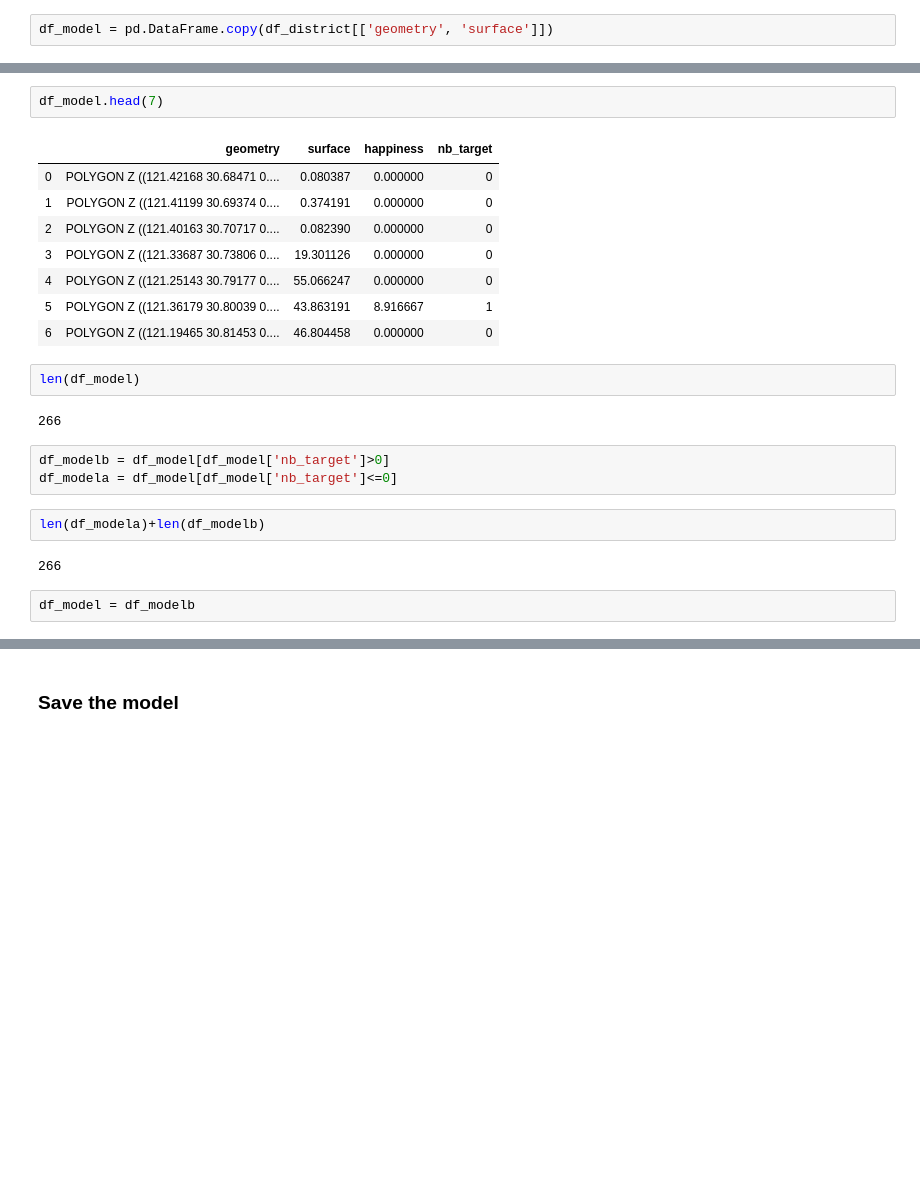
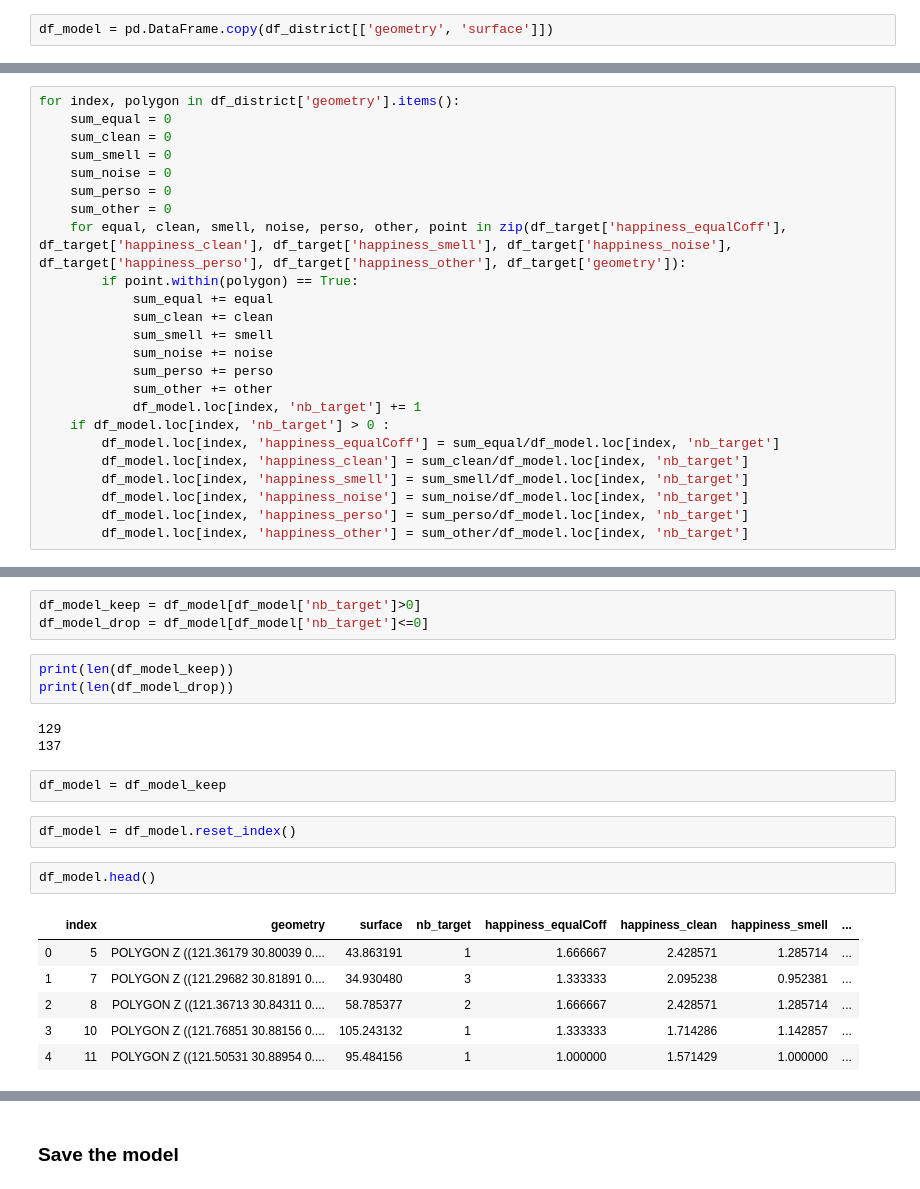
Before and after one commit to aureliecheng/US01, a Jupyter notebook: Project_Wellbeing/dataset_preparation.ipynb, the cells around one changed output, grey strips where cells are left out. Drawn from its saved outputs; the diff is of its cells as text; blank space fills up the shorter version.

```diff
--- a/Project_Wellbeing/dataset_preparation.ipynb
+++ b/Project_Wellbeing/dataset_preparation.ipynb
@@ -139,0 +205,24 @@ for index, polygon in df_district['geometry'].items():
+# %%
+for index, polygon in df_district['geometry'].items():
+    sum_equal = 0
+    sum_clean = 0
+    sum_smell = 0
+    sum_noise = 0
+    sum_perso = 0
+    sum_other = 0
+    for equal, clean, smell, noise, perso, other, point in zip(df_target['happiness_equalCoff'], df_target['happiness_clean'], df_target['happiness_smell'], df_target['happiness_noise'], df_target['happiness_perso'], df_target['happiness_other'], df_target['geometry']):
+        if point.within(polygon) == True:
+            sum_equal += equal
+            sum_clean += clean
+            sum_smell += smell
+            sum_noise += noise
+            sum_perso += perso
+            sum_other += other
+            df_model.loc[index, 'nb_target'] += 1
+    if df_model.loc[index, 'nb_target'] > 0 :
+        df_model.loc[index, 'happiness_equalCoff'] = sum_equal/df_model.loc[index, 'nb_target']
+        df_model.loc[index, 'happiness_clean'] = sum_clean/df_model.loc[index, 'nb_target']
+        df_model.loc[index, 'happiness_smell'] = sum_smell/df_model.loc[index, 'nb_target']
+        df_model.loc[index, 'happiness_noise'] = sum_noise/df_model.loc[index, 'nb_target']
+        df_model.loc[index, 'happiness_perso'] = sum_perso/df_model.loc[index, 'nb_target']
+        df_model.loc[index, 'happiness_other'] = sum_other/df_model.loc[index, 'nb_target']
@@ -140,24 +243,22 @@ for index, polygon in df_district['geometry'].items():
+# %%
+df_model_keep = df_model[df_model['nb_target']>0]
+df_model_drop = df_model[df_model['nb_target']<=0]
+# %%
+print(len(df_model_keep))
+print(len(df_model_drop))
+# %% [output]
+129
+137
+# %%
+df_model = df_model_keep
+# %%
+df_model = df_model.reset_index()
 # %%
-df_model.head(7)
+df_model.head()
 # %% [output]
-|  | geometry | surface | happiness | nb_target |
-| 0 | POLYGON Z ((121.42168 30.68471 0.... | 0.080387 | 0.000000 | 0 |
-| 1 | POLYGON Z ((121.41199 30.69374 0.... | 0.374191 | 0.000000 | 0 |
-| 2 | POLYGON Z ((121.40163 30.70717 0.... | 0.082390 | 0.000000 | 0 |
-| 3 | POLYGON Z ((121.33687 30.73806 0.... | 19.301126 | 0.000000 | 0 |
-| 4 | POLYGON Z ((121.25143 30.79177 0.... | 55.066247 | 0.000000 | 0 |
-| 5 | POLYGON Z ((121.36179 30.80039 0.... | 43.863191 | 8.916667 | 1 |
-| 6 | POLYGON Z ((121.19465 30.81453 0.... | 46.804458 | 0.000000 | 0 |
+|  | index | geometry | surface | nb_target | happiness_equalCoff | happiness_clean | happiness_smell | ... |
+| 0 | 5 | POLYGON Z ((121.36179 30.80039 0.... | 43.863191 | 1 | 1.666667 | 2.428571 | 1.285714 | ... |
+| 1 | 7 | POLYGON Z ((121.29682 30.81891 0.... | 34.930480 | 3 | 1.333333 | 2.095238 | 0.952381 | ... |
+| 2 | 8 | POLYGON Z ((121.36713 30.84311 0.... | 58.785377 | 2 | 1.666667 | 2.428571 | 1.285714 | ... |
+| 3 | 10 | POLYGON Z ((121.76851 30.88156 0.... | 105.243132 | 1 | 1.333333 | 1.714286 | 1.142857 | ... |
+| 4 | 11 | POLYGON Z ((121.50531 30.88954 0.... | 95.484156 | 1 | 1.000000 | 1.571429 | 1.000000 | ... |
-# %%
-len(df_model)
-# %% [output]
-266
-# %%
-df_modelb = df_model[df_model['nb_target']>0]
-df_modela = df_model[df_model['nb_target']<=0]
-# %%
-len(df_modela)+len(df_modelb)
-# %% [output]
-266
-# %%
-df_model = df_modelb
```
Also changed, not shown: parts of 102 cells of this notebook, 4 other files.
